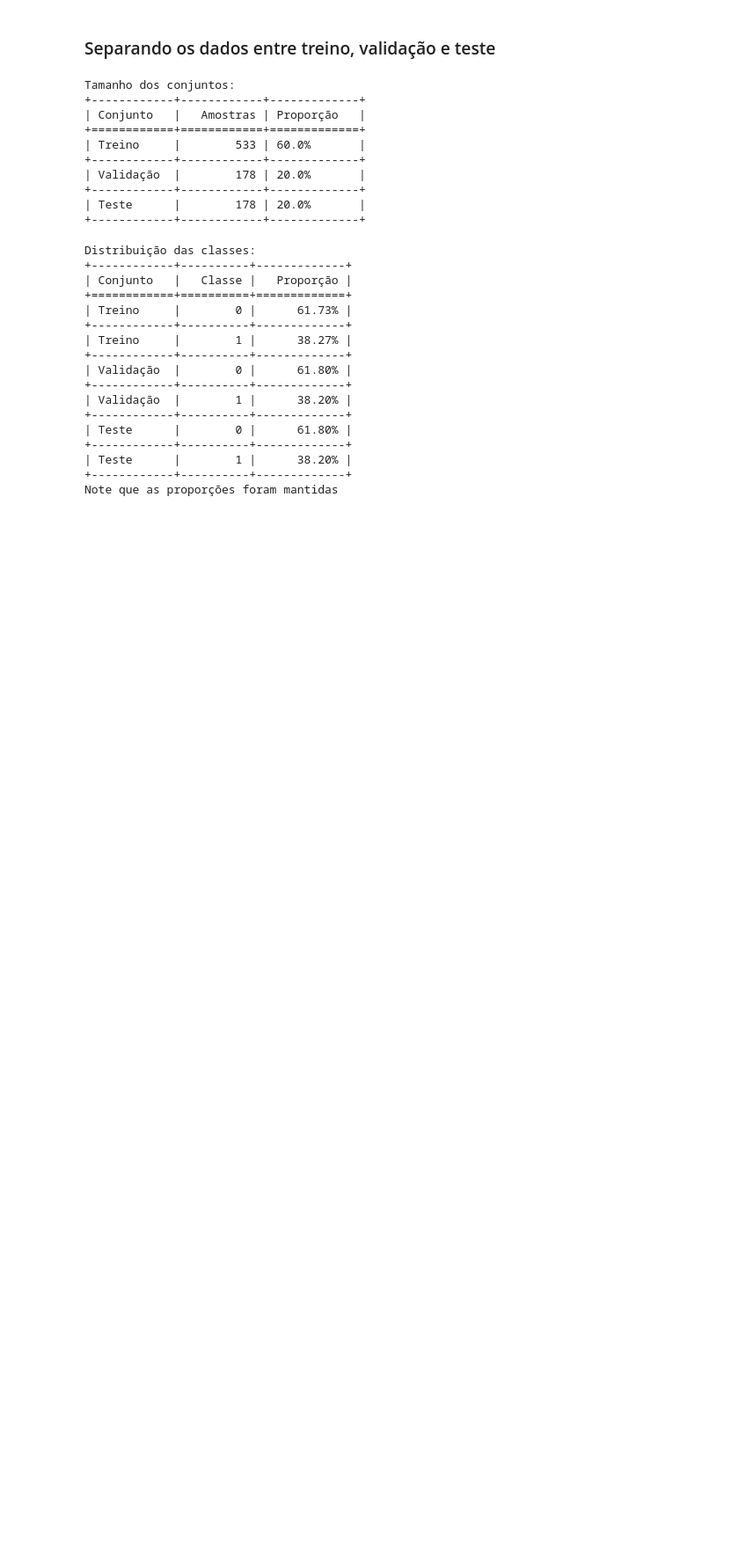
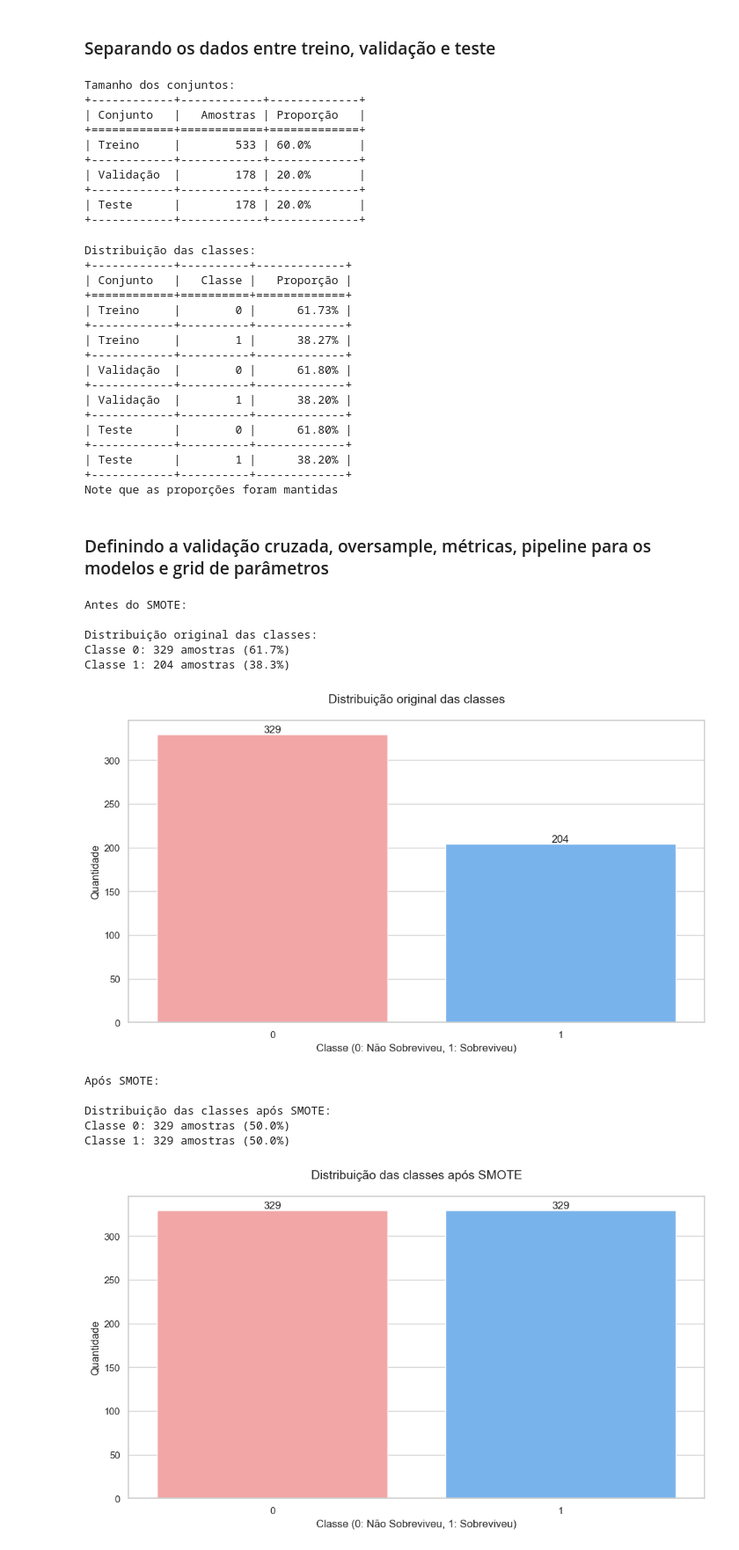
Before and after one commit to brenonevs/facprj-titanic, a Jupyter notebook: src/main.ipynb, the cells around one changed output. Shown at 88% size. Saved outputs shown, nothing was run; the diff lists cells and outputs as text; code cells hidden in the pictures; blank space fills up the shorter version.

```diff
--- a/src/main.ipynb
+++ b/src/main.ipynb
@@ -668,3 +661,59 @@ Distribuição das classes:
 | Teste      |        1 |      38.20% |
 +------------+----------+-------------+
 Note que as proporções foram mantidas
+# %% [markdown]
+### Definindo a validação cruzada, oversample, métricas, pipeline para os modelos e grid de parâmetros
+# %%
+import warnings
+warnings.filterwarnings('ignore')
+
+import matplotlib.pyplot as plt
+plt.style.use('default')
+import seaborn as sns
+sns.set_theme(style="whitegrid")
+
+def check_balance(X, y, title="Distribuição das classes"):
+    unique, counts = np.unique(y.astype(int), return_counts=True)
+    print(f"\n{title}:")
+    for classe, count in zip(unique, counts):
+        print(f"Classe {classe}: {count} amostras ({count/len(y):.1%})")
+
+    plt.figure(figsize=(10, 6))
+    sns.countplot(data=pd.DataFrame({'Classe': y}), x='Classe',
+                 order=[0, 1],
+                 palette=['#ff9999', '#66b3ff'])
+
+    plt.title(title, fontsize=14, pad=20)
+    plt.xlabel('Classe (0: Não Sobreviveu, 1: Sobreviveu)', fontsize=12)
+    plt.ylabel('Quantidade', fontsize=12)
+
+    for i, count in enumerate(counts):
+        plt.text(i, count, str(count),
+                horizontalalignment='center',
+                verticalalignment='bottom')
+
+    plt.tight_layout()
+    plt.show()
+
+print("Antes do SMOTE:")
+check_balance(X_train, y_train, "Distribuição original das classes")
+
+smote = SMOTE(random_state=42)
+X_train_resampled, y_train_resampled = smote.fit_resample(X_train, y_train)
+
+print("\nApós SMOTE:")
+check_balance(X_train_resampled, y_train_resampled,
+             "Distribuição das classes após SMOTE")
+# %% [output]
+Antes do SMOTE:
+
+Distribuição original das classes:
+Classe 0: 329 amostras (61.7%)
+Classe 1: 204 amostras (38.3%)
+[figure, added]
+Após SMOTE:
+
+Distribuição das classes após SMOTE:
+Classe 0: 329 amostras (50.0%)
+Classe 1: 329 amostras (50.0%)
+[figure, added]
```
Also changed, not shown: parts of 18 cells of this notebook.
